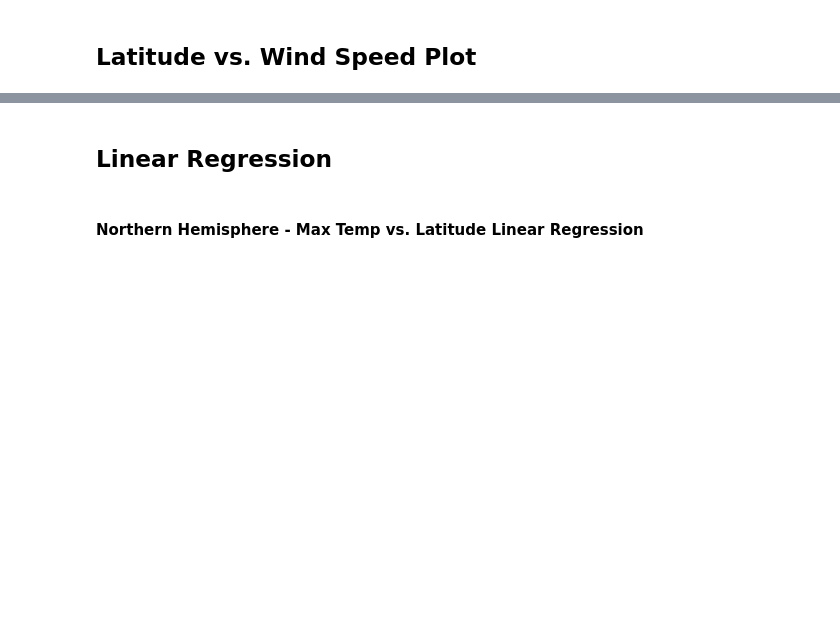
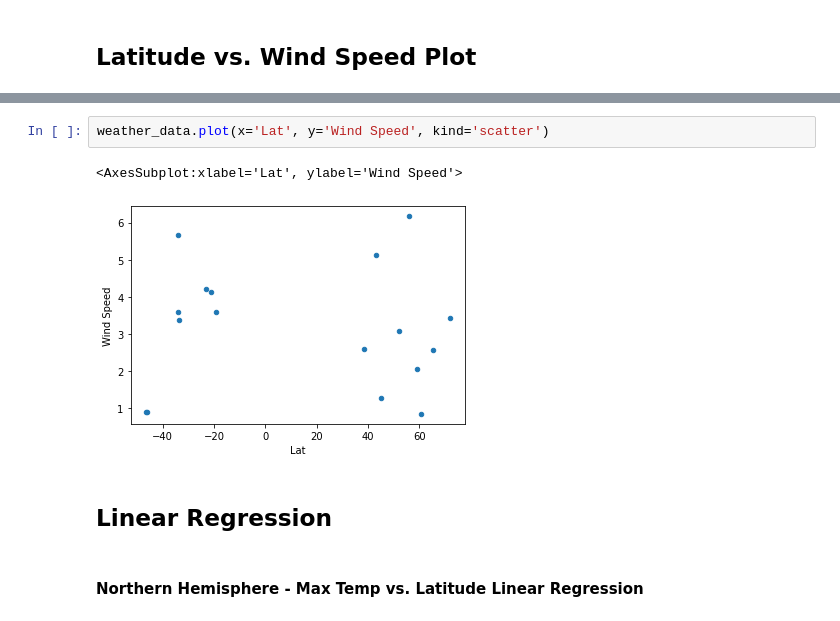
Before and after one commit to rob10thhuman/python-api-challenge, a Jupyter notebook: WeatherPy.ipynb, the cells around one changed output, grey strips where cells are left out. Saved outputs shown, nothing was run; the diff lists cells and outputs as text; blank space fills up the shorter version.

```diff
--- a/WeatherPy.ipynb
+++ b/WeatherPy.ipynb
@@ -151,3 +243,8 @@ Int64Index([], dtype='int64')
+# %%
+weather_data.plot(x='Lat', y='Wind Speed', kind='scatter')
+# %% [output]
+<AxesSubplot:xlabel='Lat', ylabel='Wind Speed'>
+[figure, added]
 # %% [markdown]
 ## Linear Regression
 # %% [markdown]
```
Also changed, not shown: parts of 43 cells of this notebook, 2 other files.
